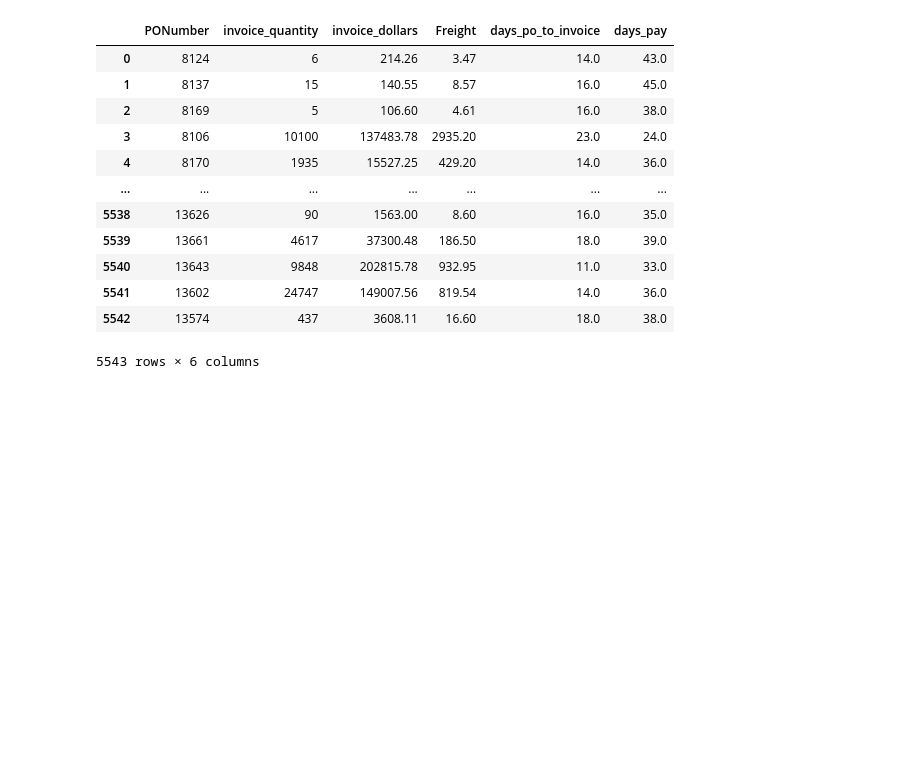
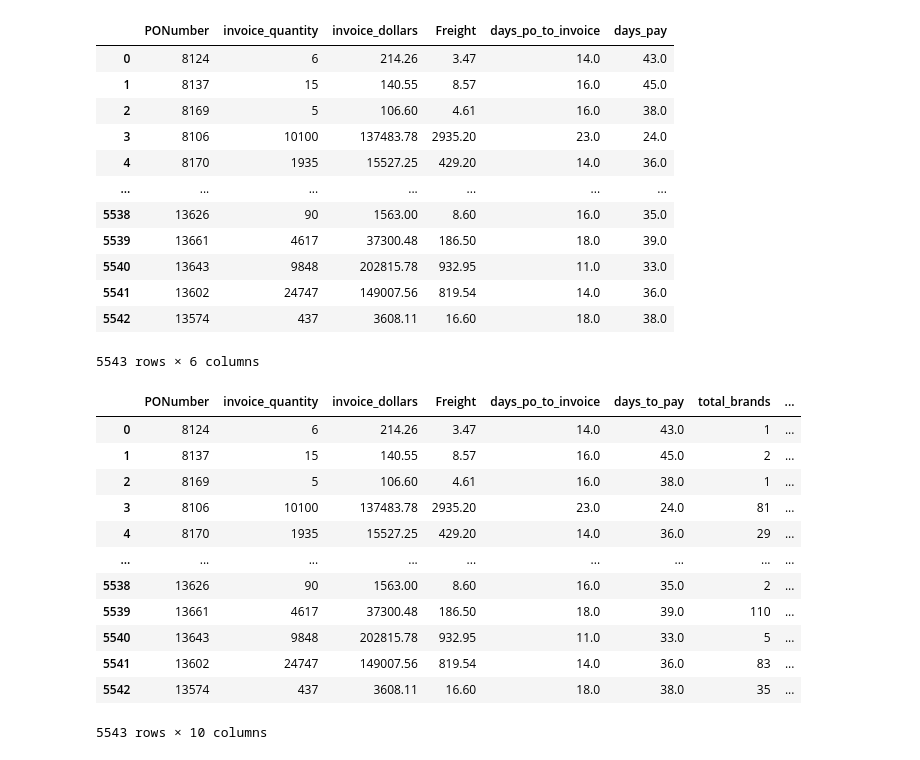
Before and after one commit to OfficialTanishGupta/Vendor-Invoice-Intelligence-System, a Jupyter notebook: notebooks/Invoice flagging.ipynb, the cells around one changed output. Drawn from its saved outputs; the diff is of its cells as text; code cells hidden in the pictures; blank space fills up the shorter version.

```diff
--- a/notebooks/Invoice flagging.ipynb
+++ b/notebooks/Invoice flagging.ipynb
@@ -97,11 +97,45 @@ from vendor_invoice vi
 | 5542 | 13574 | 437 | 3608.11 | 16.60 | 18.0 | 38.0 |
 5543 rows × 6 columns
 # %%
-pd.read_sql_query("""
+df = pd.read_sql_query("""
 WITH purchase_agg AS (
+    SELECT
+        p.PONumber,
+        COUNT(DISTINCT p.Brand) AS total_brands,
+        SUM(p.Quantity) AS total_item_quantity,
+        SUM(p.Dollars) AS total_item_dollars,
+        AVG(julianday(p.ReceivingDate) - julianday(p.PODate)) AS avg_receiving_delay
+    FROM purchases p
+    GROUP BY p.PONumber
+)
+
 SELECT
-p.PONumber,
-COUNT(DISTINCT p.Brand) AS total_brands,
-SUM(p.Quantity) AS total_item_quantity,
-)
-""")
+    vi.PONumber,
+    vi.Quantity AS invoice_quantity,
+    vi.Dollars AS invoice_dollars,
+    vi.Freight,
+    (julianday(vi.invoiceDate) - julianday(vi.PODate)) AS days_po_to_invoice,
+    (julianday(vi.PayDate) - julianday(vi.InvoiceDate)) AS days_to_pay, -- Fixed typo here
+    pa.total_brands,
+    pa.total_item_quantity,
+    pa.total_item_dollars,
+    pa.avg_receiving_delay
+FROM vendor_invoice vi
+LEFT JOIN purchase_agg pa ON vi.PONumber = pa.PONumber
+""", connection)
+# %%
+df
+# %% [output]
+|  | PONumber | invoice_quantity | invoice_dollars | Freight | days_po_to_invoice | days_to_pay | total_brands | ... |
+| 0 | 8124 | 6 | 214.26 | 3.47 | 14.0 | 43.0 | 1 | ... |
+| 1 | 8137 | 15 | 140.55 | 8.57 | 16.0 | 45.0 | 2 | ... |
+| 2 | 8169 | 5 | 106.60 | 4.61 | 16.0 | 38.0 | 1 | ... |
+| 3 | 8106 | 10100 | 137483.78 | 2935.20 | 23.0 | 24.0 | 81 | ... |
+| 4 | 8170 | 1935 | 15527.25 | 429.20 | 14.0 | 36.0 | 29 | ... |
+| ... | ... | ... | ... | ... | ... | ... | ... | ... |
+| 5538 | 13626 | 90 | 1563.00 | 8.60 | 16.0 | 35.0 | 2 | ... |
+| 5539 | 13661 | 4617 | 37300.48 | 186.50 | 18.0 | 39.0 | 110 | ... |
+| 5540 | 13643 | 9848 | 202815.78 | 932.95 | 11.0 | 33.0 | 5 | ... |
+| 5541 | 13602 | 24747 | 149007.56 | 819.54 | 14.0 | 36.0 | 83 | ... |
+| 5542 | 13574 | 437 | 3608.11 | 16.60 | 18.0 | 38.0 | 35 | ... |
+5543 rows × 10 columns
```
Also changed, not shown: parts of 14 cells of this notebook.
